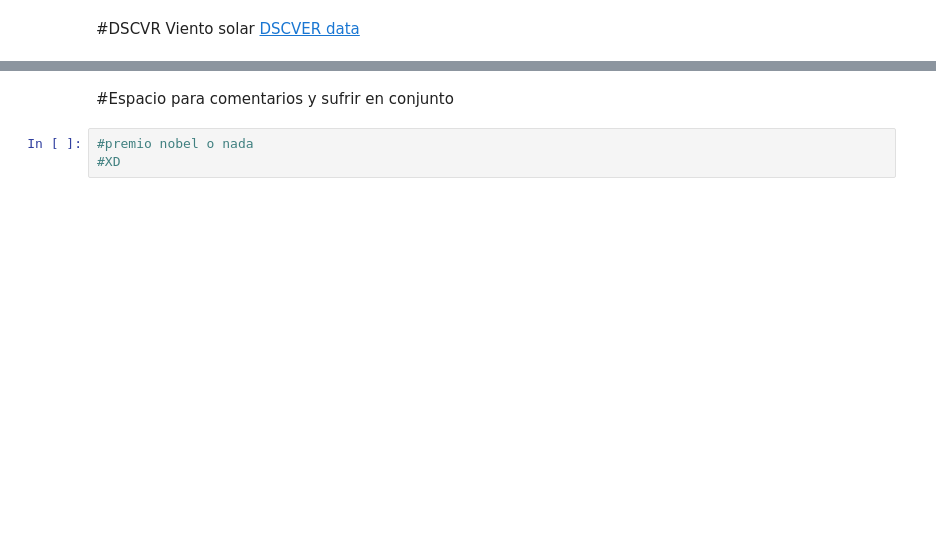
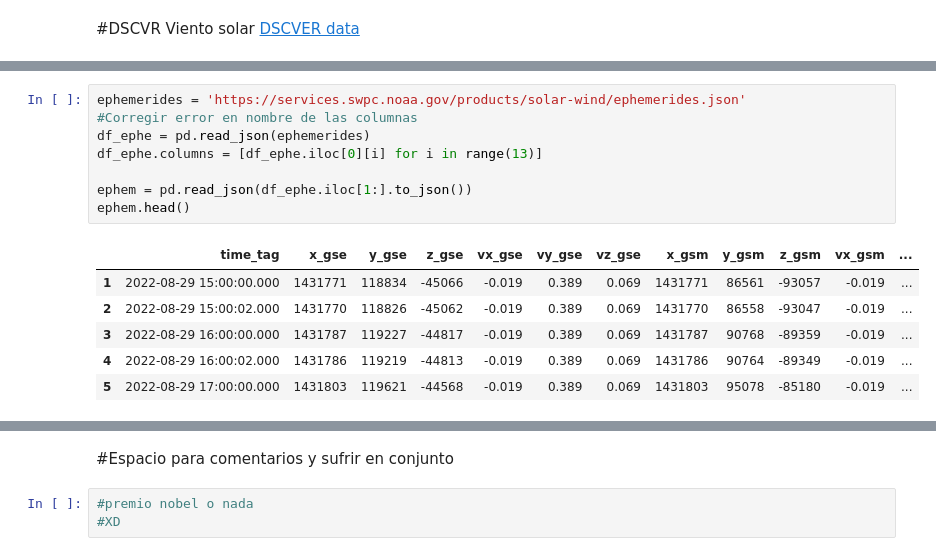
Before and after one commit to JD314/Proyecto-solar, a Jupyter notebook: Proyecto_solar.ipynb, the cells around one changed output, grey strips where cells are left out. Saved outputs shown, nothing was run; the diff lists cells and outputs as text; blank space fills up the shorter version.

```diff
--- a/Proyecto_solar.ipynb
+++ b/Proyecto_solar.ipynb
@@ -60,0 +75,15 @@ Viento solar
+# %%
+ephemerides = 'https://services.swpc.noaa.gov/products/solar-wind/ephemerides.json'
+#Corregir error en nombre de las columnas
+df_ephe = pd.read_json(ephemerides)
+df_ephe.columns = [df_ephe.iloc[0][i] for i in range(13)]
+
+ephem = pd.read_json(df_ephe.iloc[1:].to_json())
+ephem.head()
+# %% [output]
+|  | time_tag | x_gse | y_gse | z_gse | vx_gse | vy_gse | vz_gse | x_gsm | y_gsm | z_gsm | vx_gsm | ... |
+| 1 | 2022-08-29 15:00:00.000 | 1431771 | 118834 | -45066 | -0.019 | 0.389 | 0.069 | 1431771 | 86561 | -93057 | -0.019 | ... |
+| 2 | 2022-08-29 15:00:02.000 | 1431770 | 118826 | -45062 | -0.019 | 0.389 | 0.069 | 1431770 | 86558 | -93047 | -0.019 | ... |
+| 3 | 2022-08-29 16:00:00.000 | 1431787 | 119227 | -44817 | -0.019 | 0.389 | 0.069 | 1431787 | 90768 | -89359 | -0.019 | ... |
+| 4 | 2022-08-29 16:00:02.000 | 1431786 | 119219 | -44813 | -0.019 | 0.389 | 0.069 | 1431786 | 90764 | -89349 | -0.019 | ... |
+| 5 | 2022-08-29 17:00:00.000 | 1431803 | 119621 | -44568 | -0.019 | 0.389 | 0.069 | 1431803 | 95078 | -85180 | -0.019 | ... |
```
Also changed, not shown: parts of 7 cells of this notebook.
